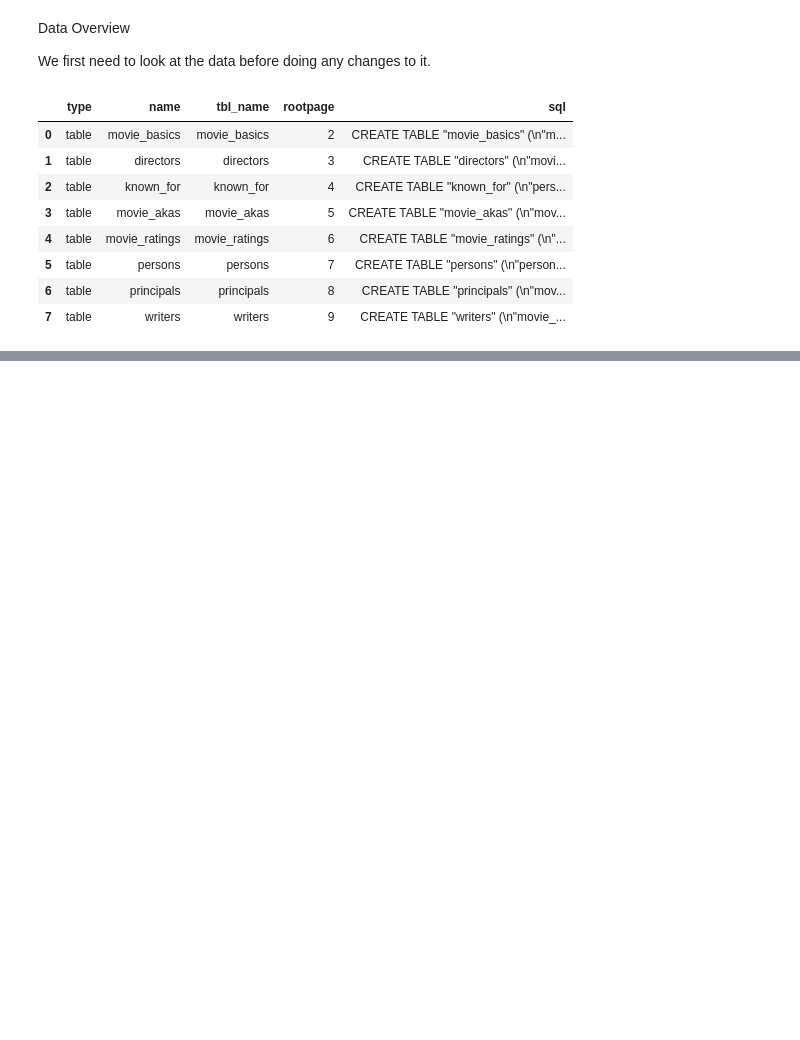
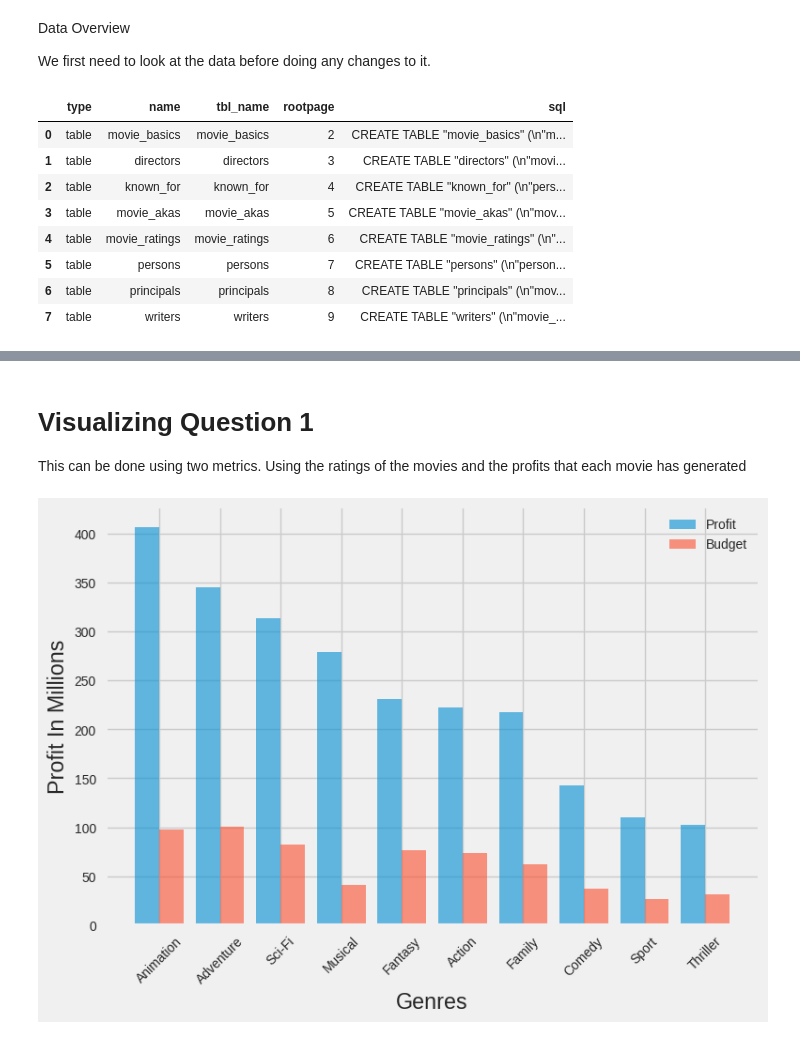
Before and after one commit to user-zak/phase-1-project, a Jupyter notebook: index.ipynb, the cells around one changed output, grey strips where cells are left out. Cells and saved outputs as stored; diff of their text form; code cells hidden in the pictures; blank space fills up the shorter version.

Commit message:
Updated index and readme file

```diff
--- a/index.ipynb
+++ b/index.ipynb
@@ -90,0 +310,5 @@ movie_imdb
+# %%
+v_df = v_df[v_df['new_genres'] != 'None']
+# %%
+#To answer the first question We will use the genre
+v1_df = v_df.groupby('new_genres').mean()[['profit_percentage','production_budget','gross_profit','runtime_minutes']].sort_values(['gross_profit','production_budget'],ascending=[False,True]).reset_index().head(10)
@@ -90,0 +320,9 @@ movie_imdb
+# %%
+#Prep for visualization
+v1_df['gross_profit'] = v1_df['gross_profit'] / 1000000
+v1_df['production_budget'] = v1_df['production_budget'] / 1000000
+# %%
+#Parameters for plotting
+gen = v1_df['new_genres']
+profits = v1_df['gross_profit']
+budget = v1_df['production_budget']
@@ -90,0 +352,22 @@ movie_imdb
+# %% [markdown]
+# Visualizing Question 1
+
+This can be done using two metrics.
+Using the ratings of the movies and the profits that each movie has generated
+# %%
+#Visualizations
+gen_indices = np.arange(len(gen))
+bar_width = 0.4
+#Bar Chart
+fig,ax = plt.subplots()
+ax.bar(gen_indices, profits, width=bar_width, align='center',alpha=0.6,label='Profit')
+ax.bar(gen_indices+bar_width, budget, width=bar_width,align='center',alpha=0.6,label='Budget')
+
+ax.set_xticks(gen_indices+bar_width / 2)
+ax.set_xticklabels(gen,rotation=45);
+ax.set_xlabel('Genres')
+ax.set_ylabel('Profit In Millions')
+plt.style.use('seaborn')
+plt.legend(loc='best');
+# %% [output]
+[figure, added]
```
Also changed, not shown: parts of 64 cells of this notebook, 1 other file.
